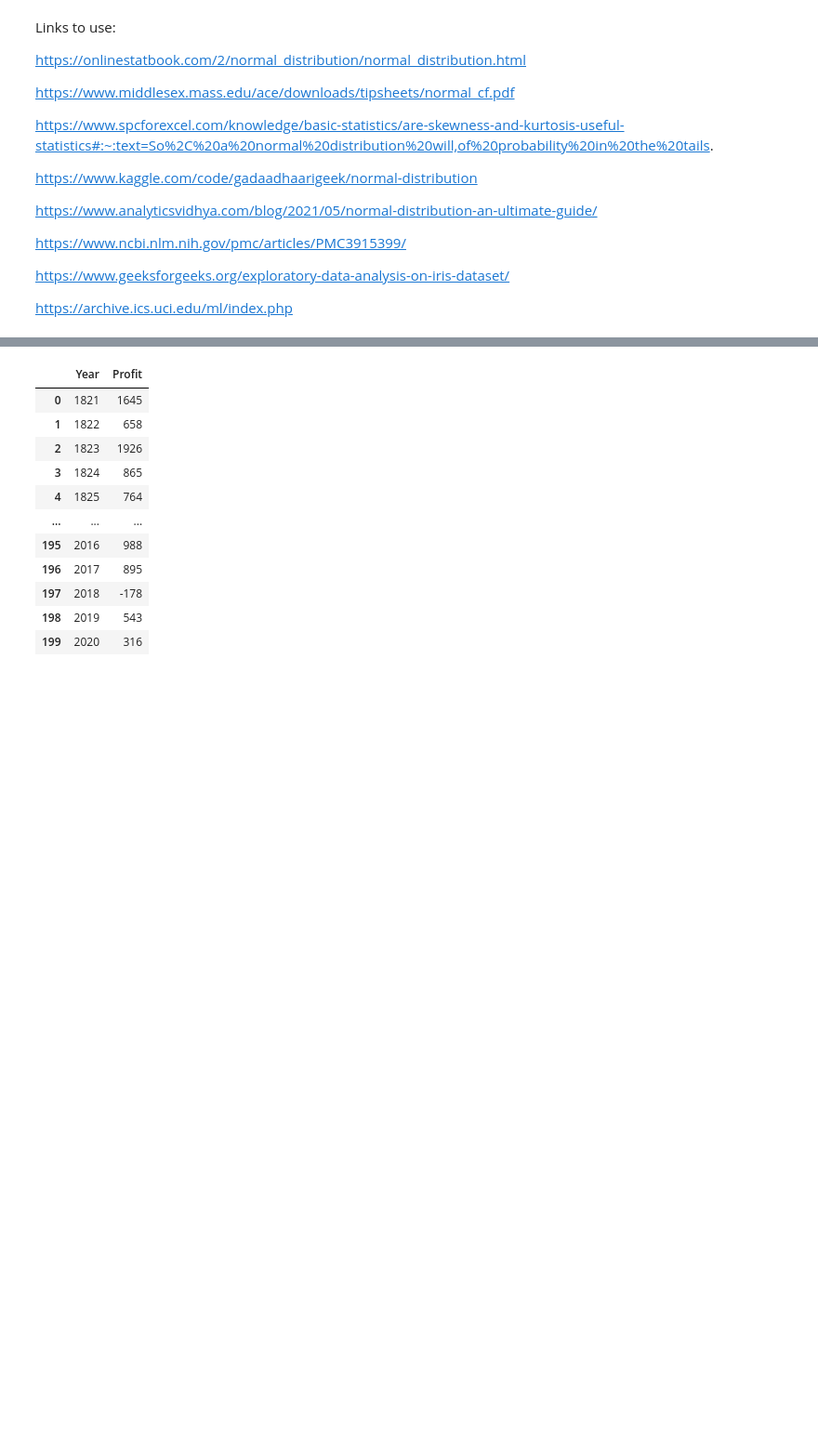
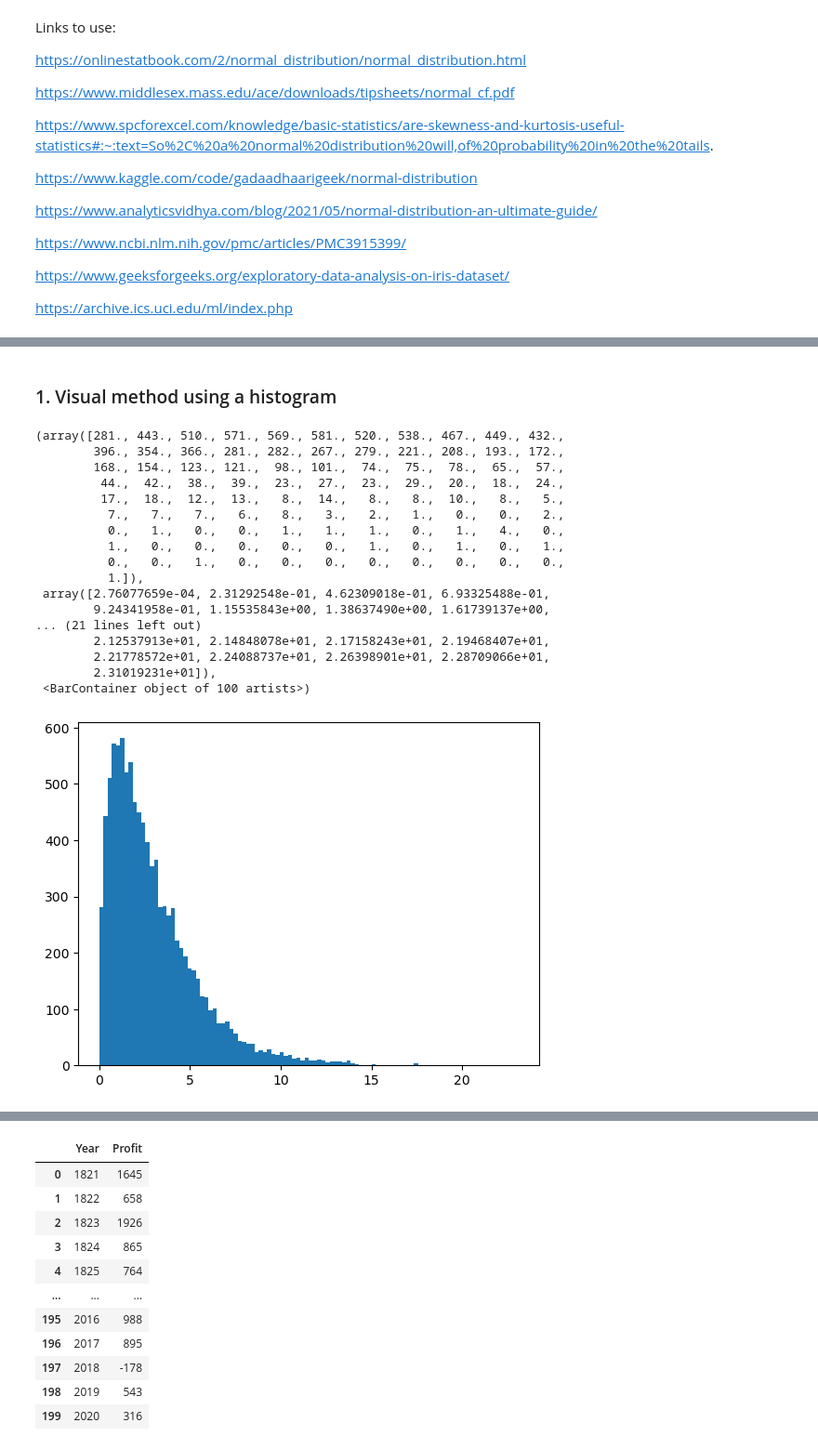
Before and after one commit to elainetynan/funddata-assessment, a Jupyter notebook: normalDistribution/NormalDistribution.ipynb, the cells around one changed output, grey strips where cells are left out. Shown at 93% size. Saved outputs shown, nothing was run; the diff lists cells and outputs as text; code cells hidden in the pictures; blank space fills up the shorter version.

```diff
--- a/normalDistribution/NormalDistribution.ipynb
+++ b/normalDistribution/NormalDistribution.ipynb
@@ -58,0 +173,33 @@ import pandas as pd
+# %%
+# Create new, seeded random number generator.
+rng = np.random.default_rng(1)
+
+# Generate 10,000 numbers on a chisquare distribution.
+non_norm_sample = rng.chisquare(3, 10000)
+# %% [markdown]
+### 1. Visual method using a histogram
+# %%
+# Create a figure.
+fig, ax = plt.subplots()
+
+# Create histogram.
+ax.hist(non_norm_sample, bins=100)
+# %% [output]
+(array([281., 443., 510., 571., 569., 581., 520., 538., 467., 449., 432.,
+        396., 354., 366., 281., 282., 267., 279., 221., 208., 193., 172.,
+        168., 154., 123., 121.,  98., 101.,  74.,  75.,  78.,  65.,  57.,
+         44.,  42.,  38.,  39.,  23.,  27.,  23.,  29.,  20.,  18.,  24.,
+         17.,  18.,  12.,  13.,   8.,  14.,   8.,   8.,  10.,   8.,   5.,
+          7.,   7.,   7.,   6.,   8.,   3.,   2.,   1.,   0.,   0.,   2.,
+          0.,   1.,   0.,   0.,   1.,   1.,   1.,   0.,   1.,   4.,   0.,
+          1.,   0.,   0.,   0.,   0.,   0.,   1.,   0.,   1.,   0.,   1.,
+          0.,   0.,   1.,   0.,   0.,   0.,   0.,   0.,   0.,   0.,   0.,
+          1.]),
+ array([2.76077659e-04, 2.31292548e-01, 4.62309018e-01, 6.93325488e-01,
+        9.24341958e-01, 1.15535843e+00, 1.38637490e+00, 1.61739137e+00,
+... (21 lines left out)
+        2.12537913e+01, 2.14848078e+01, 2.17158243e+01, 2.19468407e+01,
+        2.21778572e+01, 2.24088737e+01, 2.26398901e+01, 2.28709066e+01,
+        2.31019231e+01]),
+ <BarContainer object of 100 artists>)
+[figure, added]
```
Also changed, not shown: parts of 47 cells of this notebook, 2 other files.
